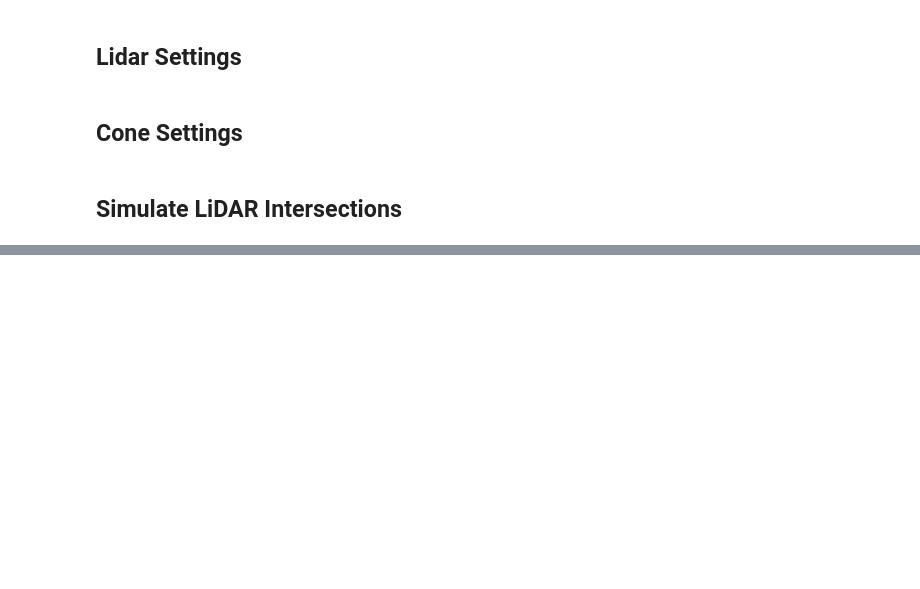
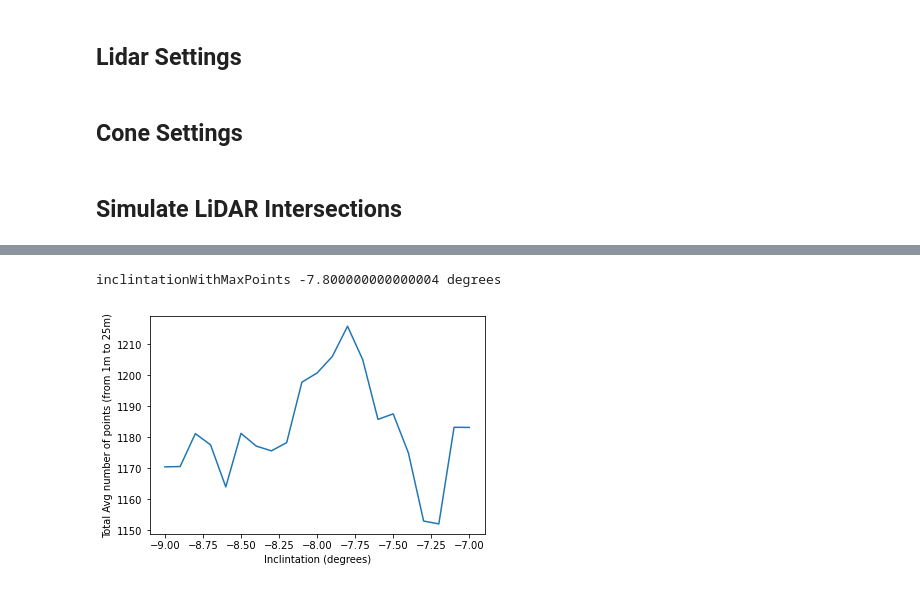
Before and after one commit to asurt-fsai/fs-system, a Jupyter notebook: perception/mrpython_pcl/simulation/LidarPointsTest.ipynb, the cells around one changed output, grey strips where cells are left out. Cells and saved outputs as stored; diff of their text form; code cells hidden in the pictures; blank space fills up the shorter version.

```diff
--- a/perception/mrpython_pcl/simulation/LidarPointsTest.ipynb
+++ b/perception/mrpython_pcl/simulation/LidarPointsTest.ipynb
@@ -132,0 +175,32 @@ plt.show()
+# %%
+minFocusAngle = -9
+maxFocusAngle = -7
+inclintationWithMaxPoints = minFocusAngle
+previousTotalPoints = 0
+totalPointsList = []
+j = minFocusAngle
+
+while j<=maxFocusAngle:
+    LIDAR_VERTICAL_INCLINATION = j
+    LIDAR_VERTICAL_ANGLES = (np.array(data['LIDAR_VERTICAL_ANGLES'] ) + LIDAR_VERTICAL_INCLINATION).tolist()
+
+    totalPoints = 0
+    for i in range(1,25+1):
+        *_, avgNumPoints, _ = simulateLidar(i)
+        totalPoints+=avgNumPoints
+    totalPointsList.append(totalPoints)
+    if totalPoints>previousTotalPoints:
+        previousTotalPoints = totalPoints
+        inclintationWithMaxPoints = j
+    j+=0.1
+
+print('inclintationWithMaxPoints', inclintationWithMaxPoints, 'degrees')
+# %% [output]
+inclintationWithMaxPoints -7.800000000000004 degrees
+# %%
+plt.plot(np.arange(-9,-6.9,0.1), totalPointsList)
+plt.xlabel('Inclintation (degrees)')
+plt.ylabel('Total Avg number of points (from 1m to 25m)')
+plt.show()
+# %% [output]
+[figure, added]
```
Also changed, not shown: parts of 7 cells of this notebook.
